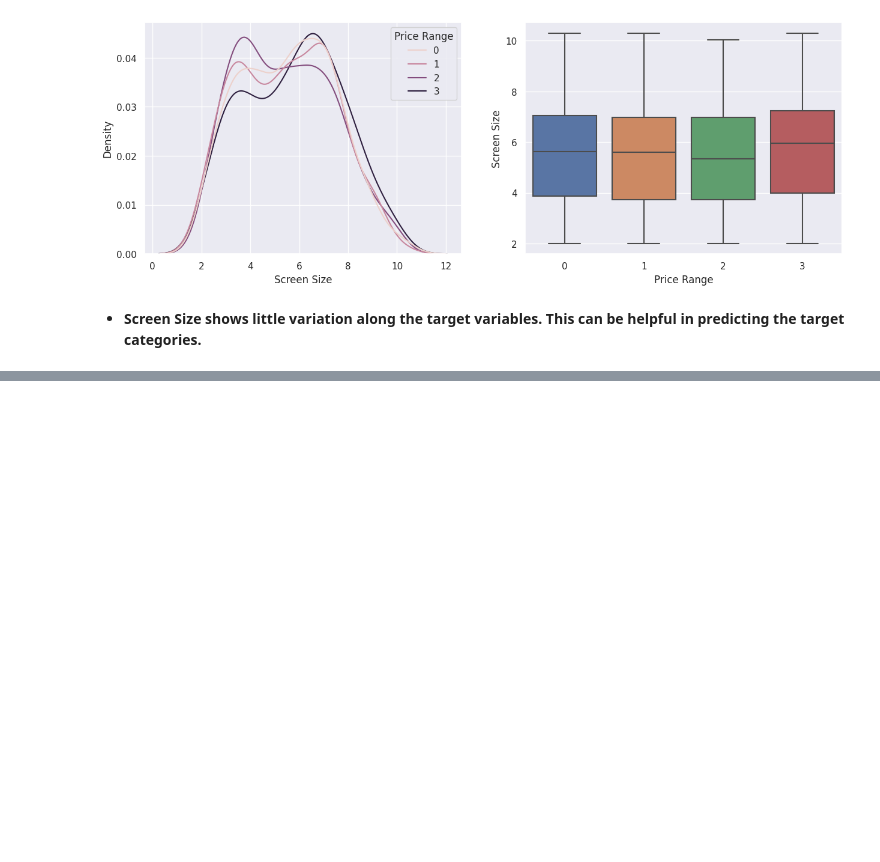
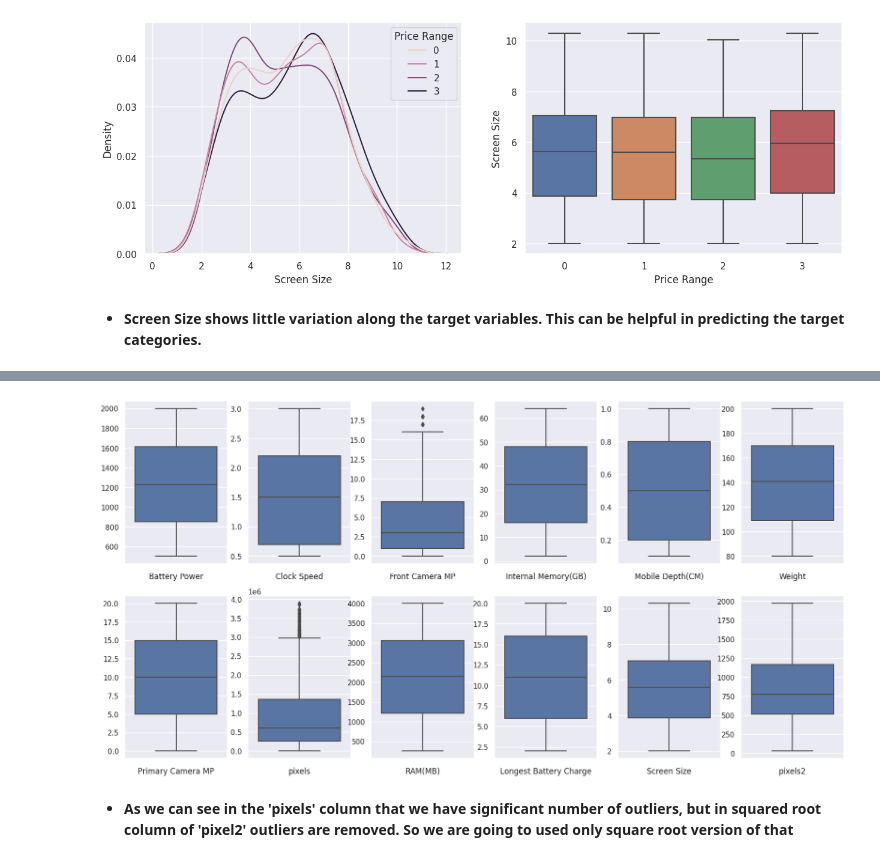
Before and after one commit to atulchune/Mobile-price-range-Prediction, a Jupyter notebook: Mobile_Price_Range_Prediction.ipynb, the cells around one changed output, grey strips where cells are left out. Drawn from its saved outputs; the diff is of its cells as text; code cells hidden in the pictures; blank space fills up the shorter version.

```diff
--- a/Mobile_Price_Range_Prediction.ipynb
+++ b/Mobile_Price_Range_Prediction.ipynb
@@ -671,0 +695,6 @@ plt.show()
+# %%
+# categorical and continuous separation
+
+categoricals = [ 'Bluetooth',  'Dual Sim',  '4G',
+         '3G', 'Touch Screen', 'WIFI', 'Number of core']
+continuous = ['Battery Power','Clock Speed','Front Camera MP','Internal Memory(GB)','Mobile Depth(CM)', 'Weight', 'Primary Camera MP','pixels', 'RAM(MB)', 'Longest Battery Charge','Screen Size']
@@ -671,0 +714,3 @@ plt.show()
+# %%
+df['pixels2'] = df['pixels']**0.5
+continuous.append('pixels2')
@@ -671,0 +721,13 @@ plt.show()
+# %%
+fig, axs = plt.subplots(2,6, figsize=(20,10))
+
+for i in range(len(continuous)):
+    sns.boxplot(y =df[continuous[i]], ax=axs[i//6][i%6])
+    axs[i//6][i%6].set_xlabel(continuous[i])
+    axs[i//6][i%6].set_ylabel('')
+
+plt.show()
+# %% [output]
+[figure, added]
+# %% [markdown]
+* **As we can see in the 'pixels' column that we have significant number of outliers, but in squared root column of 'pixel2' outliers are removed. So we are going to used only square root version of that**
```
Also changed, not shown: parts of 19 cells of this notebook.
